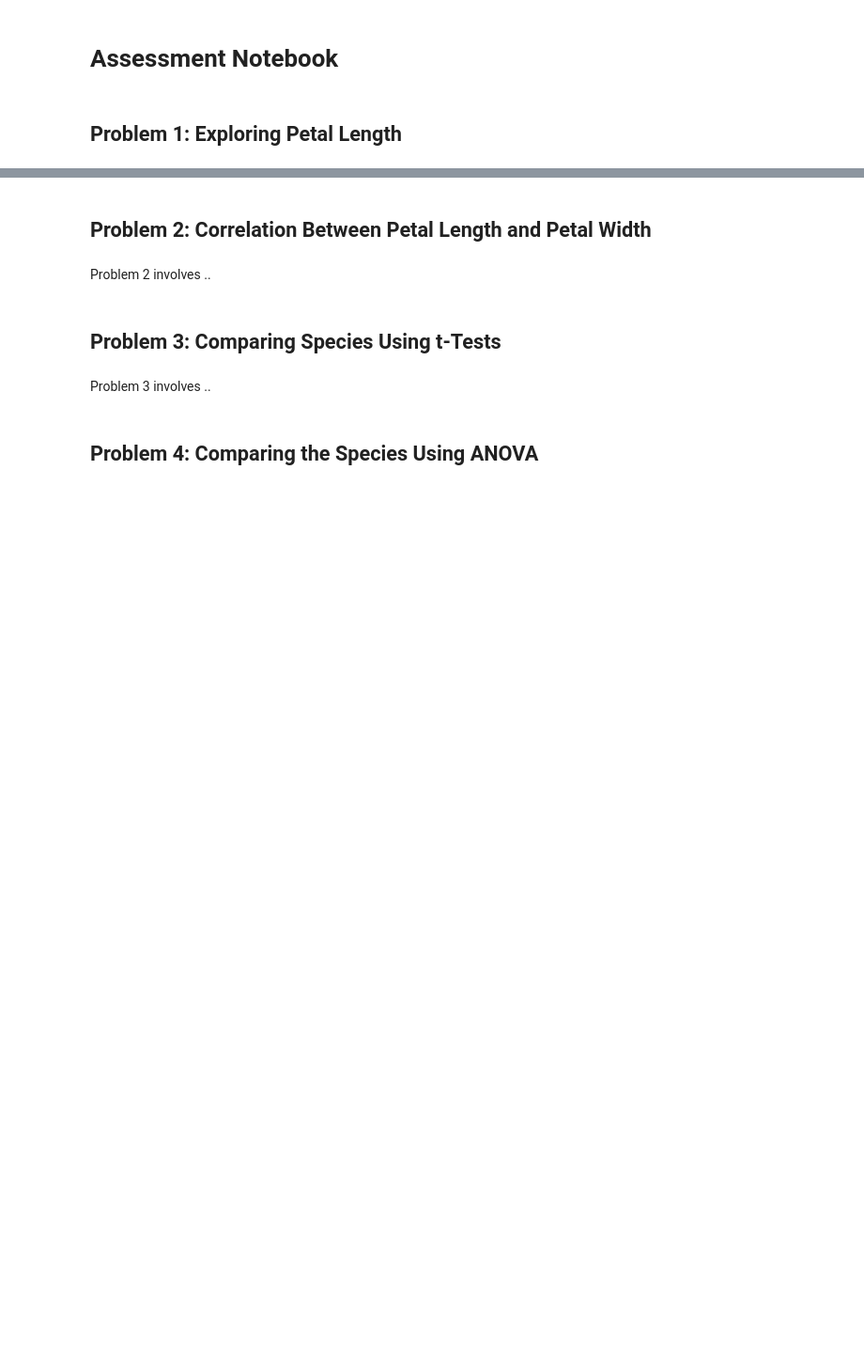
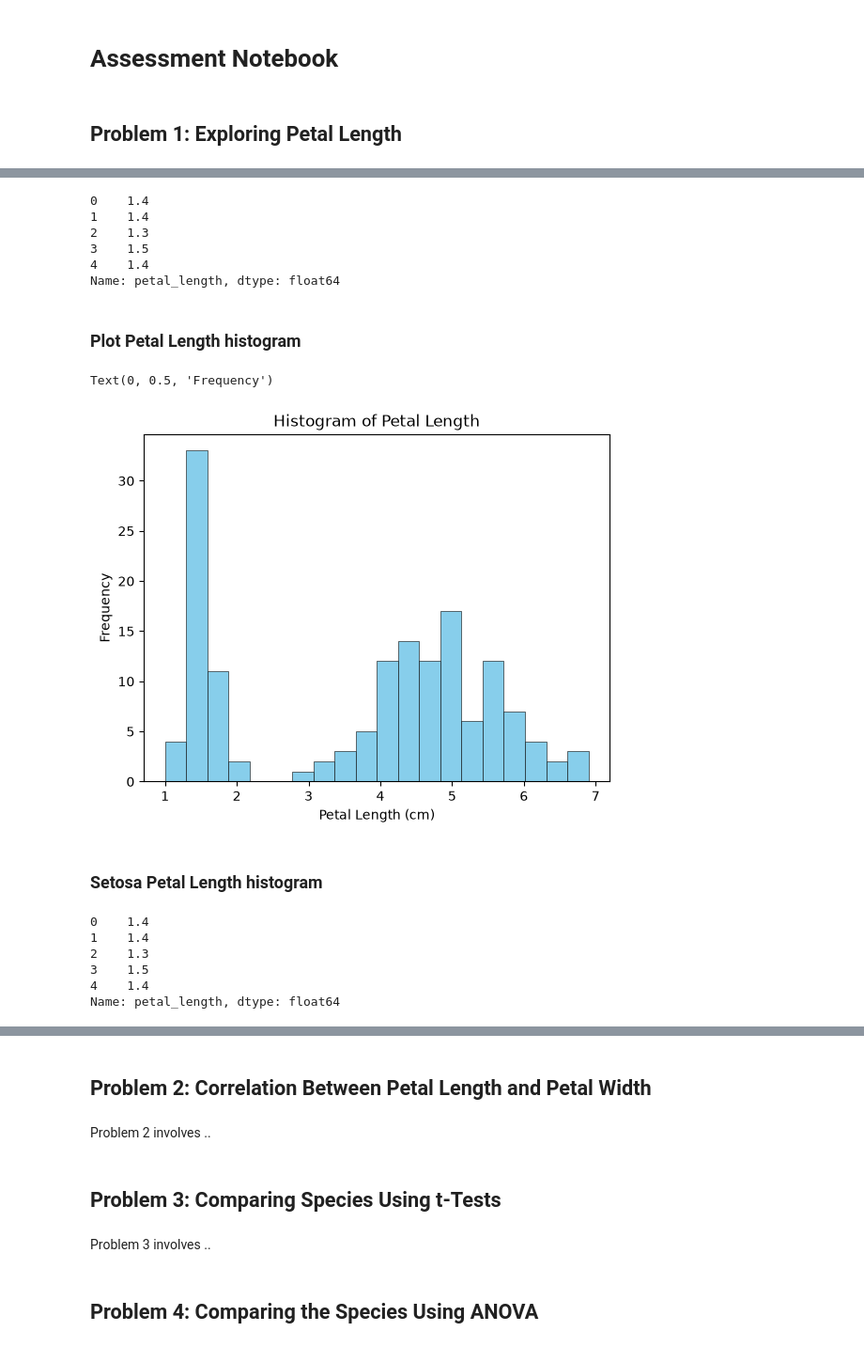
Before and after one commit to Oksyyy/applied-statistics, a Jupyter notebook: problems.ipynb, the cells around one changed output, grey strips where cells are left out. Shown at 94% size. Saved outputs shown, nothing was run; the diff lists cells and outputs as text; code cells hidden in the pictures; blank space fills up the shorter version.

Commit message:
Loaded Iris dataset. Started investigating the distribution of petal length from problem 1. Drafted histograms for all species petal length and for each flower separately.

```diff
--- a/problems.ipynb
+++ b/problems.ipynb
@@ -9,0 +16,6 @@ Problem 1 involves ..
+# %%
+# Load the iris dataset from seaborn's GitHub repository
+iris = pd.read_csv('https://raw.githubusercontent.com/mwaskom/seaborn-data/master/iris.csv')
+
+# Display the first few rows of the dataset
+iris.head()
@@ -9,0 +29,40 @@ Problem 1 involves ..
+# %%
+# Extract the petal length column
+petal_length = iris['petal_length']
+
+# Show first 5 values of petal length
+petal_length[0:5]
+# %% [output]
+0    1.4
+1    1.4
+2    1.3
+3    1.5
+4    1.4
+Name: petal_length, dtype: float64
+# %% [markdown]
+### Plot Petal Length histogram
+# %%
+# Petal length histogram
+plt.hist(petal_length, bins=20, color='skyblue', edgecolor='black', linewidth=0.4)
+# Add title and labels
+plt.title('Histogram of Petal Length')
+plt.xlabel('Petal Length (cm)')
+plt.ylabel('Frequency')
+# %% [output]
+Text(0, 0.5, 'Frequency')
+[figure, added]
+# %% [markdown]
+### Setosa Petal Length histogram
+# %%
+# Extract petal lengths for the species setosa
+petal_length_setosa = iris[iris['species'] == 'setosa']['petal_length']
+
+# Show first 5 values of petal length for setosa
+petal_length_setosa[0:5]
+# %% [output]
+0    1.4
+1    1.4
+2    1.3
+3    1.5
+4    1.4
+Name: petal_length, dtype: float64
```
Also changed, not shown: parts of 10 cells of this notebook.
